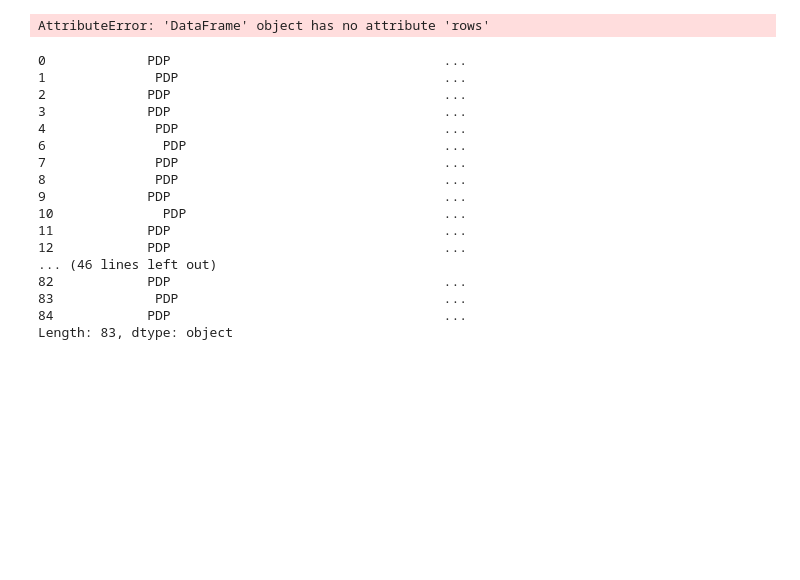
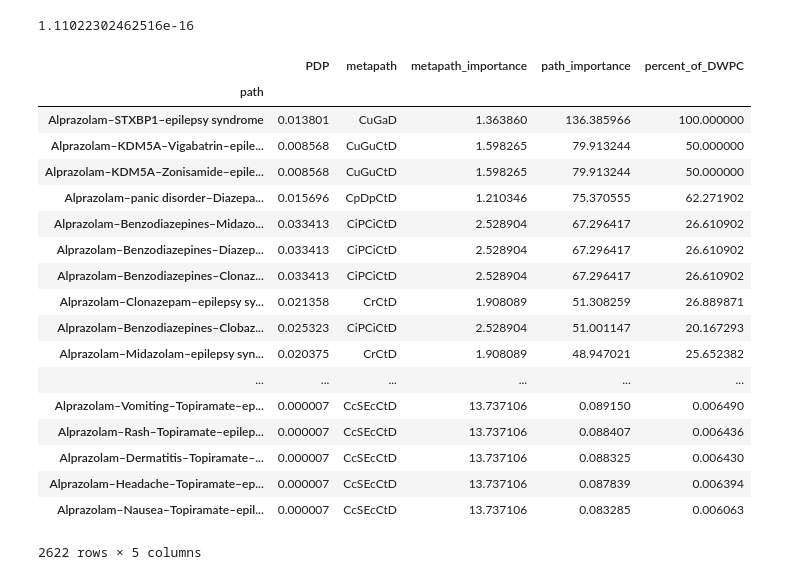
Before and after one commit to greenelab/connectivity-search-analyses, a Jupyter notebook: 10.Epilepsy_path_ranking.ipynb, the cells around one changed output. Saved outputs shown, nothing was run; the diff lists cells and outputs as text; code cells hidden in the pictures; blank space fills up the shorter version.

Commit message:
Eplilepsy path ranking notebook complete

```diff
--- a/10.Epilepsy_path_ranking.ipynb
+++ b/10.Epilepsy_path_ranking.ipynb
@@ -99,41 +105,51 @@ def get_paths_for_metapath(metagraph, metapath_name, source, target):
     return metapath_result
 # %%
-# Split dataframe by source_name, and combine path importance rankings for each one like in book 9
-
+# Remove any rows with NaN values
 top_metapaths = top_metapaths.dropna()
 
 # Columns with a zero p-value are caused by extremely low p-values or are outside of the support
-# of the distribution we were calculating p-values from
-top_metapaths = top_metapaths[top_metapaths.p_value != 0]
+# of the distribution we were calculating p-values from. For this notebook, we'll set them to the lowest p-value found
+# , but there is a fix in the works https://github.com/greenelab/hetmech/issues/153
+min_p_value = top_metapaths[top_metapaths.p_value != 0].p_value.min()
+
+top_metapaths.loc[top_metapaths.p_value == 0, 'p_value'] = min_p_value
+print(top_metapaths.p_value.min())
 
 top_metapaths['neg_log_p_value'] = top_metapaths.p_value.apply(lambda x: -math.log10(x))
-
-for row in top_metapaths.rows:
-    print(row)
-
-# maybe result_type='expand'
-df = top_metapaths.apply(func=lambda row: get_paths_for_metapath(metagraph, row.metapath,
-                                                            row.source_name, row.target_name), axis=1)
 # %% [output]
-AttributeError: 'DataFrame' object has no attribute 'rows'
+1.11022302462516e-16
-# %%
-#for name, group in top_metapaths.groupby('source_name'):
-print(df)
-# %% [output]
-0             PDP                                   ...
-1              PDP                                  ...
-2             PDP                                   ...
-3             PDP                                   ...
-4              PDP                                  ...
-6               PDP                                 ...
-7              PDP                                  ...
-8              PDP                                  ...
-9             PDP                                   ...
-10              PDP                                 ...
-11            PDP                                   ...
-12            PDP                                   ...
-... (46 lines left out)
-82            PDP                                   ...
-83             PDP                                  ...
-84            PDP                                   ...
-Length: 83, dtype: object
+# %%
+all_group_dataframes = []
+for name, group in top_metapaths.groupby('source_name'):
+    group_paths = []
+    for index, row in group.iterrows():
+        path_list = get_paths_for_metapath(metagraph, row)
+        for path in path_list:
+            group_paths.append(path)
+    group_df = pandas.DataFrame(group_paths)
+    group_df = group_df.set_index('path')
+    group_df = group_df.sort_values(by=['path_importance'], ascending=False)
+
+    all_group_dataframes.append(group_df)
+# %%
+all_group_dataframes[0]
+# %% [output]
+|  | PDP | metapath | metapath_importance | path_importance | percent_of_DWPC |
+| path |  |  |  |  |  |
+| Alprazolam–STXBP1–epilepsy syndrome | 0.013801 | CuGaD | 1.363860 | 136.385966 | 100.000000 |
+| Alprazolam–KDM5A–Vigabatrin–epile... | 0.008568 | CuGuCtD | 1.598265 | 79.913244 | 50.000000 |
+| Alprazolam–KDM5A–Zonisamide–epile... | 0.008568 | CuGuCtD | 1.598265 | 79.913244 | 50.000000 |
+| Alprazolam–panic disorder–Diazepa... | 0.015696 | CpDpCtD | 1.210346 | 75.370555 | 62.271902 |
+| Alprazolam–Benzodiazepines–Midazo... | 0.033413 | CiPCiCtD | 2.528904 | 67.296417 | 26.610902 |
+| Alprazolam–Benzodiazepines–Diazep... | 0.033413 | CiPCiCtD | 2.528904 | 67.296417 | 26.610902 |
+| Alprazolam–Benzodiazepines–Clonaz... | 0.033413 | CiPCiCtD | 2.528904 | 67.296417 | 26.610902 |
+| Alprazolam–Clonazepam–epilepsy sy... | 0.021358 | CrCtD | 1.908089 | 51.308259 | 26.889871 |
+| Alprazolam–Benzodiazepines–Clobaz... | 0.025323 | CiPCiCtD | 2.528904 | 51.001147 | 20.167293 |
+| Alprazolam–Midazolam–epilepsy syn... | 0.020375 | CrCtD | 1.908089 | 48.947021 | 25.652382 |
+| ... | ... | ... | ... | ... | ... |
+| Alprazolam–Vomiting–Topiramate–ep... | 0.000007 | CcSEcCtD | 13.737106 | 0.089150 | 0.006490 |
+| Alprazolam–Rash–Topiramate–epilep... | 0.000007 | CcSEcCtD | 13.737106 | 0.088407 | 0.006436 |
+| Alprazolam–Dermatitis–Topiramate–... | 0.000007 | CcSEcCtD | 13.737106 | 0.088325 | 0.006430 |
+| Alprazolam–Headache–Topiramate–ep... | 0.000007 | CcSEcCtD | 13.737106 | 0.087839 | 0.006394 |
+| Alprazolam–Nausea–Topiramate–epil... | 0.000007 | CcSEcCtD | 13.737106 | 0.083285 | 0.006063 |
+2622 rows × 5 columns
```
Also changed, not shown: parts of 6 cells of this notebook.
